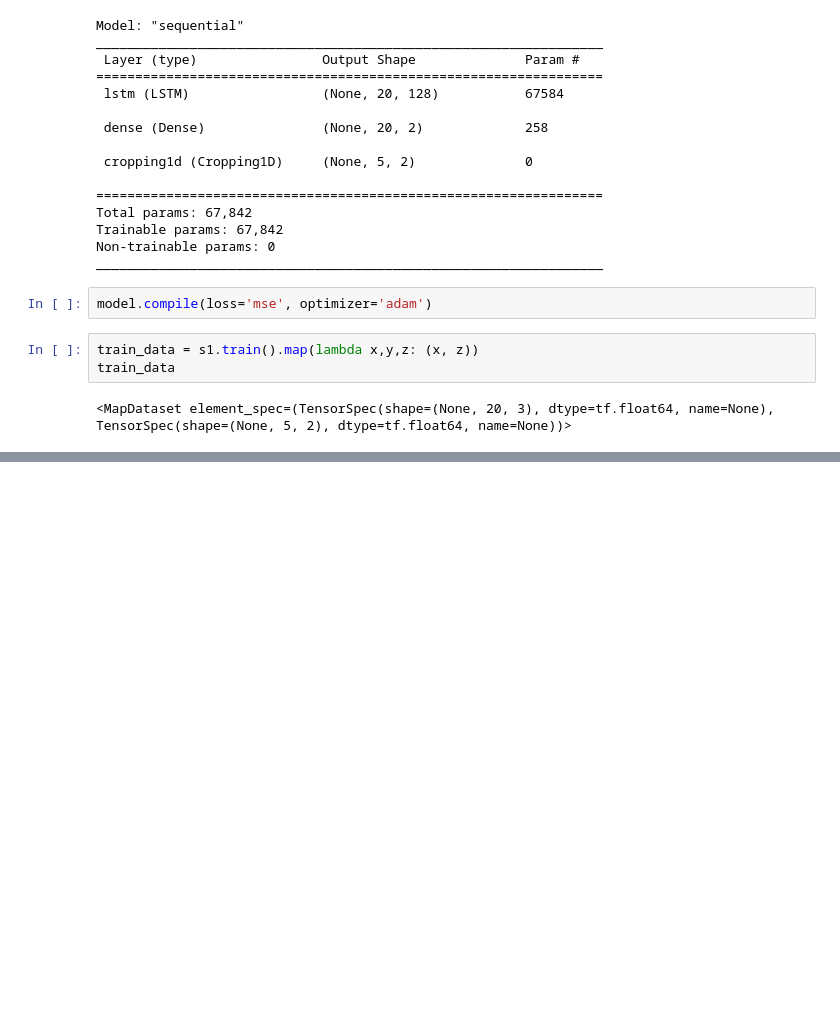
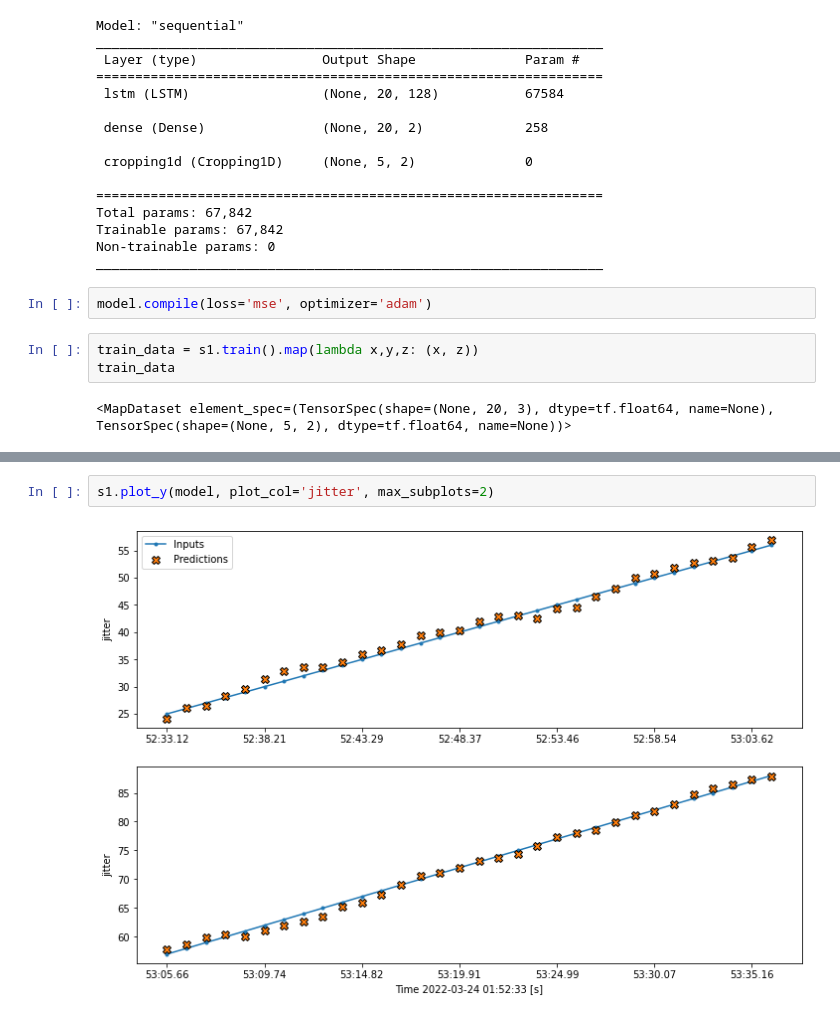
Before and after one commit to leordsong/timeseries, a Jupyter notebook: demo.ipynb, the cells around one changed output, grey strips where cells are left out. Cells and saved outputs as stored; diff of their text form; blank space fills up the shorter version.

```diff
--- a/demo.ipynb
+++ b/demo.ipynb
@@ -128,0 +130,4 @@ s1.plot(model)
+# %%
+s1.plot_y(model, plot_col='jitter', max_subplots=2)
+# %% [output]
+[figure, added]
```
Also changed, not shown: parts of 4 cells of this notebook, 1 other file.
